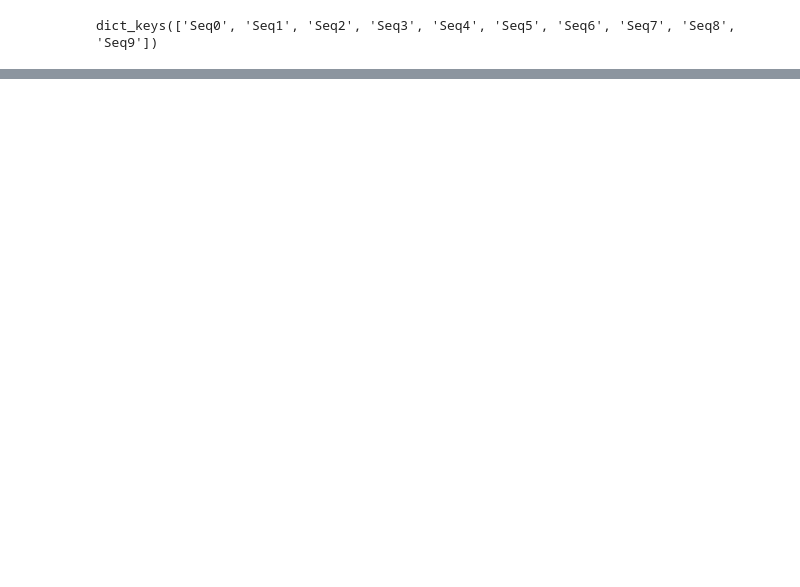
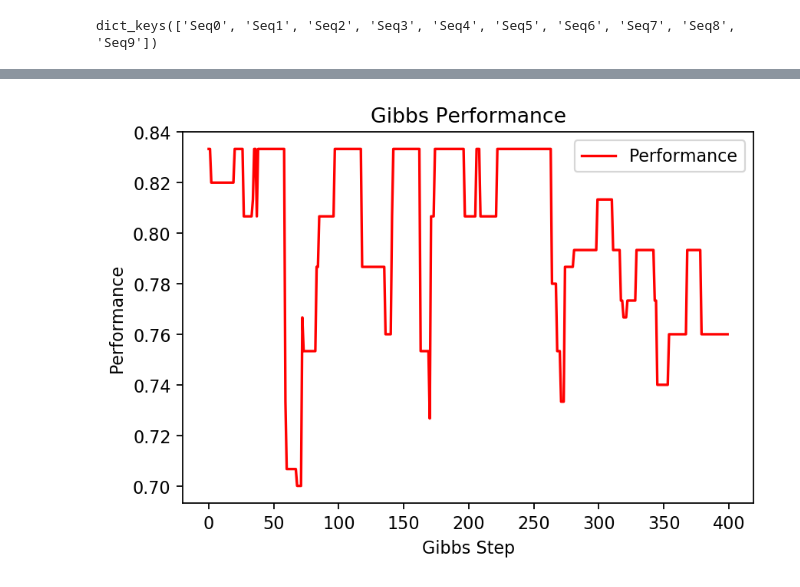
Before and after one commit to JakubMifek/mff-docs, a Jupyter notebook: Bioinformatics Algorithms/Homework 3/NTIN084_-_HW3_-_Jakub_Mifek.ipynb, the cells around one changed output, grey strips where cells are left out. Cells and saved outputs as stored; diff of their text form; code cells hidden in the pictures; blank space fills up the shorter version.

```diff
--- a/Bioinformatics Algorithms/Homework 3/NTIN084_-_HW3_-_Jakub_Mifek.ipynb
+++ b/Bioinformatics Algorithms/Homework 3/NTIN084_-_HW3_-_Jakub_Mifek.ipynb
@@ -263,0 +44,2 @@ NameError: name 'distances' is not defined
+# %%
+BASES = 'ATCG'
@@ -263,0 +344,3 @@ NameError: name 'distances' is not defined
+# %%
+def change_to_numbers(lmers):
+    return [[BASES.index(x) for x in lmer] for lmer in lmers]
@@ -263,0 +352,13 @@ NameError: name 'distances' is not defined
+# %%
+def shift_positions(positions, length, L, verbose=False):
+    amount = random.randint(0, length*2)-length
+    position = random.randint(0, len(positions)-1)
+
+    if verbose:
+        print('Amount of positions to be shifted: {}'.format(amount))
+        print('Position to be shifted: {}'.format(position))
+
+    positions[position] = max(0, min(L[position]-length, positions[position]+amount))
+
+    if verbose:
+        print('Resulting positions: {}'.format(positions))
@@ -263,0 +446,16 @@ NameError: name 'distances' is not defined
+# %%
+random.seed(12345)
+
+start = time.time()
+
+results = []
+iterations = 0
+while not any(filter(lambda result: result[0] < 5, results)):
+    iterations += 1
+    results += gibbs(seq.values(), M=20, S=30) # ~25% chance that we will not touch a sequence, we want 30 phase shifts
+    print(iterations)
+
+end = time.time()
+motif_search_time = end-start
+
+print("Done in {} seconds.".format(motif_search_time))
@@ -263,0 +507,13 @@ NameError: name 'distances' is not defined
+# %%
+fig = plt.figure(dpi=160)
+R = list(map(lambda result: result[1], results))
+plt.plot(list(range(400)), R[len(R)-400:], label='Performance', color='red')
+plt.xlabel('Gibbs Step')
+plt.ylabel('Performance')
+
+plt.title('Gibbs Performance')
+plt.legend()
+
+plt.show()
+# %% [output]
+[figure, added]
```
Also changed, not shown: parts of 50 cells of this notebook, 1 other file.
